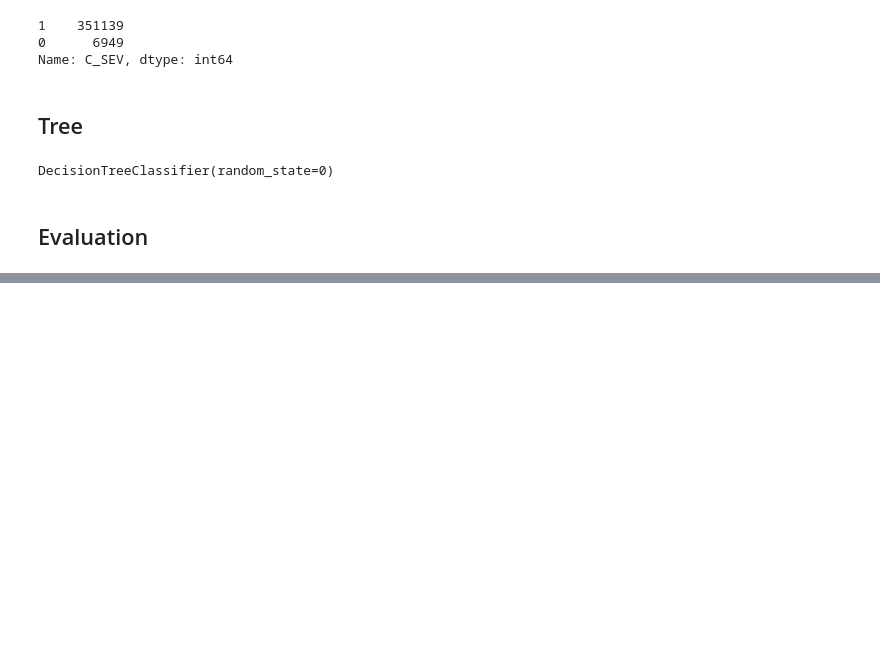
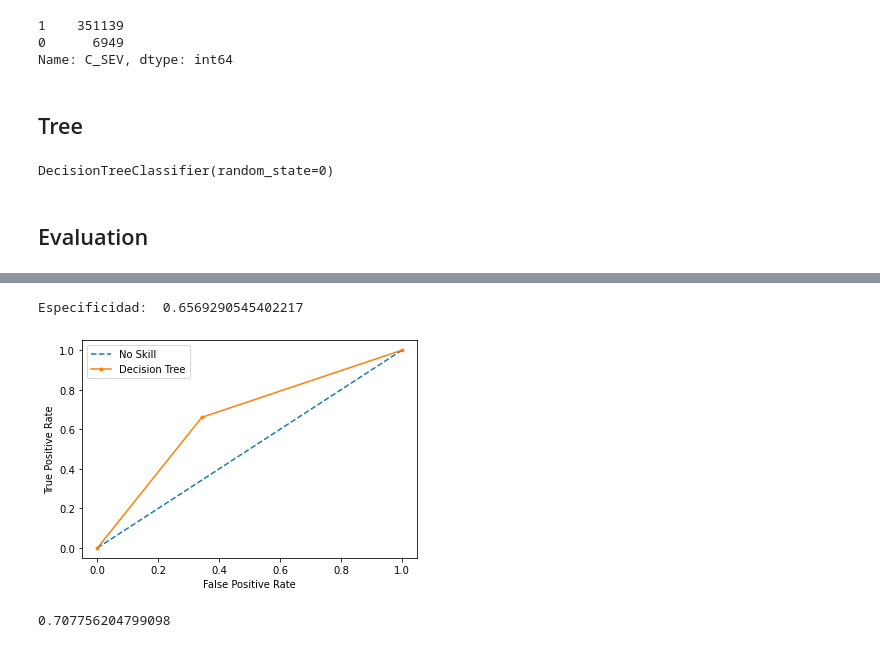
Before and after one commit to carviagu/canadian_car_accidents, a Jupyter notebook: notebooks/pruebas_modelos/carviagu/tree_test.ipynb, the cells around one changed output, grey strips where cells are left out. Saved outputs shown, nothing was run; the diff lists cells and outputs as text; code cells hidden in the pictures; blank space fills up the shorter version.

```diff
--- a/notebooks/pruebas_modelos/carviagu/tree_test.ipynb
+++ b/notebooks/pruebas_modelos/carviagu/tree_test.ipynb
@@ -108,0 +115,27 @@ weighted avg       0.97      0.67      0.79    358088
+# %%
+# Especificidad
+tn, fp, fn, tp = confusion_matrix(Y_test, Y_pred).ravel()
+print("Especificidad: ", tn / (tn+fp))
+# %% [output]
+Especificidad:  0.6569290545402217
+# %%
+# Curva ROC
+# keep probabilities for the positive outcome only
+yhat = Y_pred
+# calculate roc curves
+fpr, tpr, thresholds = roc_curve(Y_test, yhat)
+# plot the roc curve for the model
+plt.plot([0,1], [0,1], linestyle='--', label='No Skill')
+plt.plot(fpr, tpr, marker='.', label='Decision Tree')
+# axis labels
+plt.xlabel('False Positive Rate')
+plt.ylabel('True Positive Rate')
+plt.legend()
+# show the plot
+plt.show()
+# %% [output]
+[figure, added]
+# %%
+fbeta_score(Y_test, Y_pred, average='binary', beta=2)
+# %% [output]
+0.707756204799098
```
Also changed, not shown: parts of 8 cells of this notebook, 2 other files.
